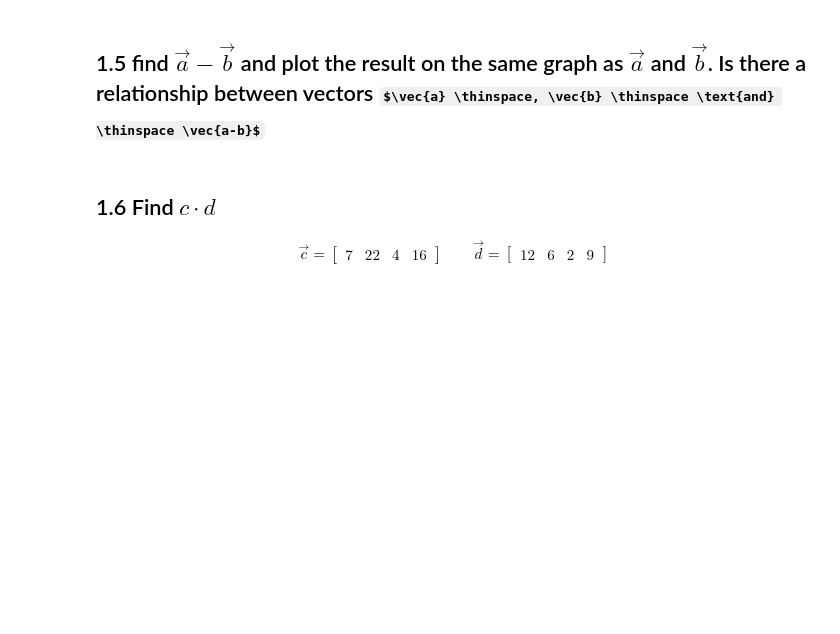
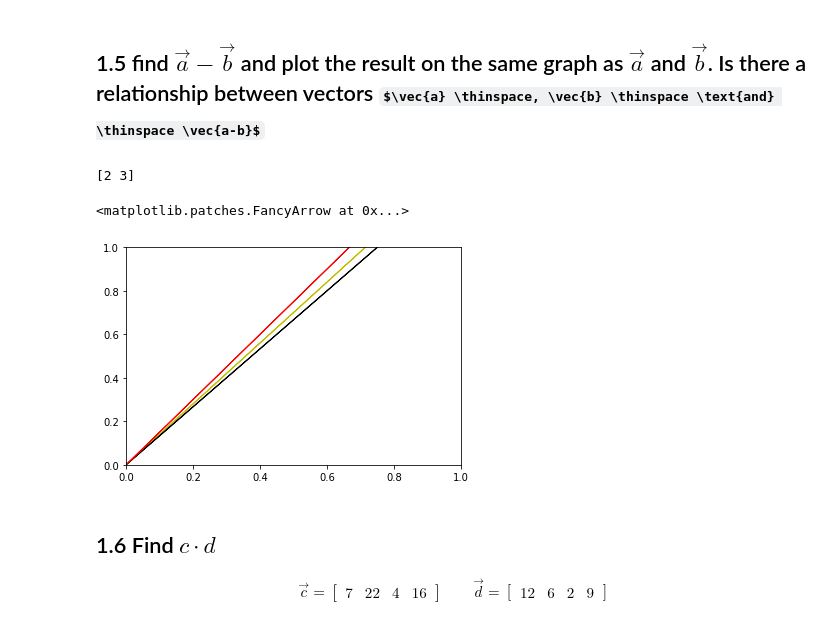
Before and after one commit to sean0027/DS-Unit-1-Sprint-3-Linear-Algebra, a Jupyter notebook: module1-vectors-and-matrices/LS_DS_131_Vectors_and_Matrices_Assignment.ipynb, the cells around one changed output. Drawn from its saved outputs; the diff is of its cells as text; code cells hidden in the pictures; some formulas as TeX source; blank space fills up the shorter version.

```diff
--- a/module1-vectors-and-matrices/LS_DS_131_Vectors_and_Matrices_Assignment.ipynb
+++ b/module1-vectors-and-matrices/LS_DS_131_Vectors_and_Matrices_Assignment.ipynb
@@ -115,6 +115,17 @@ AttributeError: ignored
 [figure]
 # %% [markdown]
 ## 1.5 find $\vec{a} - \vec{b}$ and plot the result on the same graph as $\vec{a}$ and $\vec{b}$. Is there a relationship between vectors $\vec{a} \thinspace, \vec{b} \thinspace \text{and} \thinspace \vec{a-b}$
+# %%
+a_m_b=a-b
+print(a_m_b)
+
+plt.arrow(0, 0, a[0], a[1], head_width=.02, head_length=0.01, color = 'y')
+plt.arrow(0, 0, b[0], b[1], head_width=.02, head_length=0.01, color = 'k')
+plt.arrow(0, 0, a_m_b[0], a_m_b[1], head_width=.02, head_length=0.01, color = 'r')
+# %% [output]
+[2 3]
+<matplotlib.patches.FancyArrow at 0x...>
+[figure, added]
 # %% [markdown]
 ## 1.6 Find $c \cdot d$
 
```
